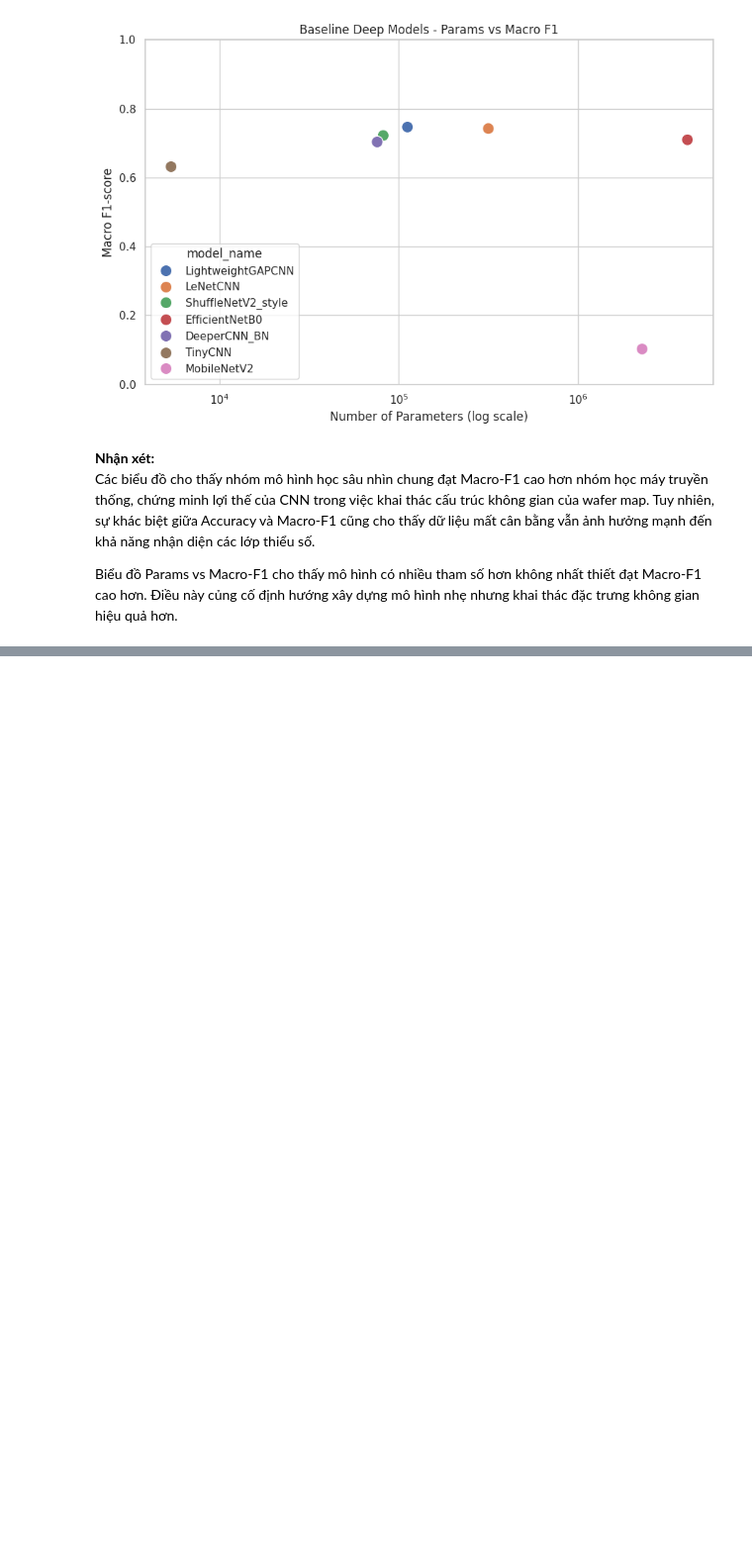
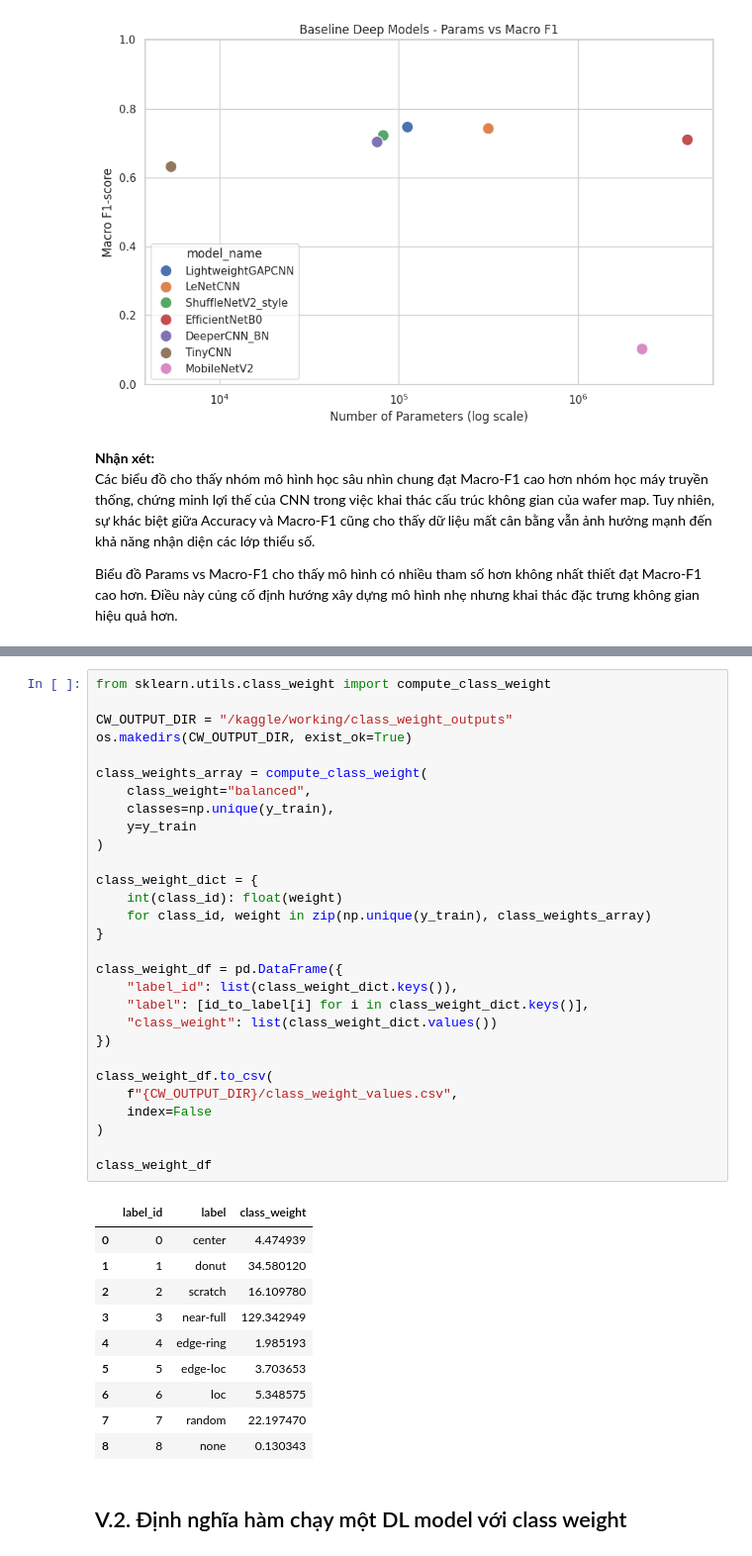
Before and after one commit to quangnguyen-james/wafermap-thesis, a Jupyter notebook: wafermap-classification-by-cae-and-lightweight.ipynb, the cells around one changed output, grey strips where cells are left out. Shown at 99% size. Cells and saved outputs as stored; diff of their text form; blank space fills up the shorter version.

Commit message:
Kaggle Notebook | WaferMap Classification by CAE and Lightweight | Version 5

```diff
--- a/wafermap-classification-by-cae-and-lightweight.ipynb
+++ b/wafermap-classification-by-cae-and-lightweight.ipynb
@@ -2334,0 +2347,42 @@ Biểu đồ Params vs Macro-F1 cho thấy mô hình có nhiều tham số hơn
+# %%
+from sklearn.utils.class_weight import compute_class_weight
+
+CW_OUTPUT_DIR = "/kaggle/working/class_weight_outputs"
+os.makedirs(CW_OUTPUT_DIR, exist_ok=True)
+
+class_weights_array = compute_class_weight(
+    class_weight="balanced",
+    classes=np.unique(y_train),
+    y=y_train
+)
+
+class_weight_dict = {
+    int(class_id): float(weight)
+    for class_id, weight in zip(np.unique(y_train), class_weights_array)
+}
+
+class_weight_df = pd.DataFrame({
+    "label_id": list(class_weight_dict.keys()),
+    "label": [id_to_label[i] for i in class_weight_dict.keys()],
+    "class_weight": list(class_weight_dict.values())
+})
+
+class_weight_df.to_csv(
+    f"{CW_OUTPUT_DIR}/class_weight_values.csv",
+    index=False
+)
+
+class_weight_df
+# %% [output]
+|  | label_id | label | class_weight |
+| 0 | 0 | center | 4.474939 |
+| 1 | 1 | donut | 34.580120 |
+| 2 | 2 | scratch | 16.109780 |
+| 3 | 3 | near-full | 129.342949 |
+| 4 | 4 | edge-ring | 1.985193 |
+| 5 | 5 | edge-loc | 3.703653 |
+| 6 | 6 | loc | 5.348575 |
+| 7 | 7 | random | 22.197470 |
+| 8 | 8 | none | 0.130343 |
+# %% [markdown]
+## V.2. Định nghĩa hàm chạy một DL model với class weight
```
Also changed, not shown: parts of 16 cells of this notebook.
